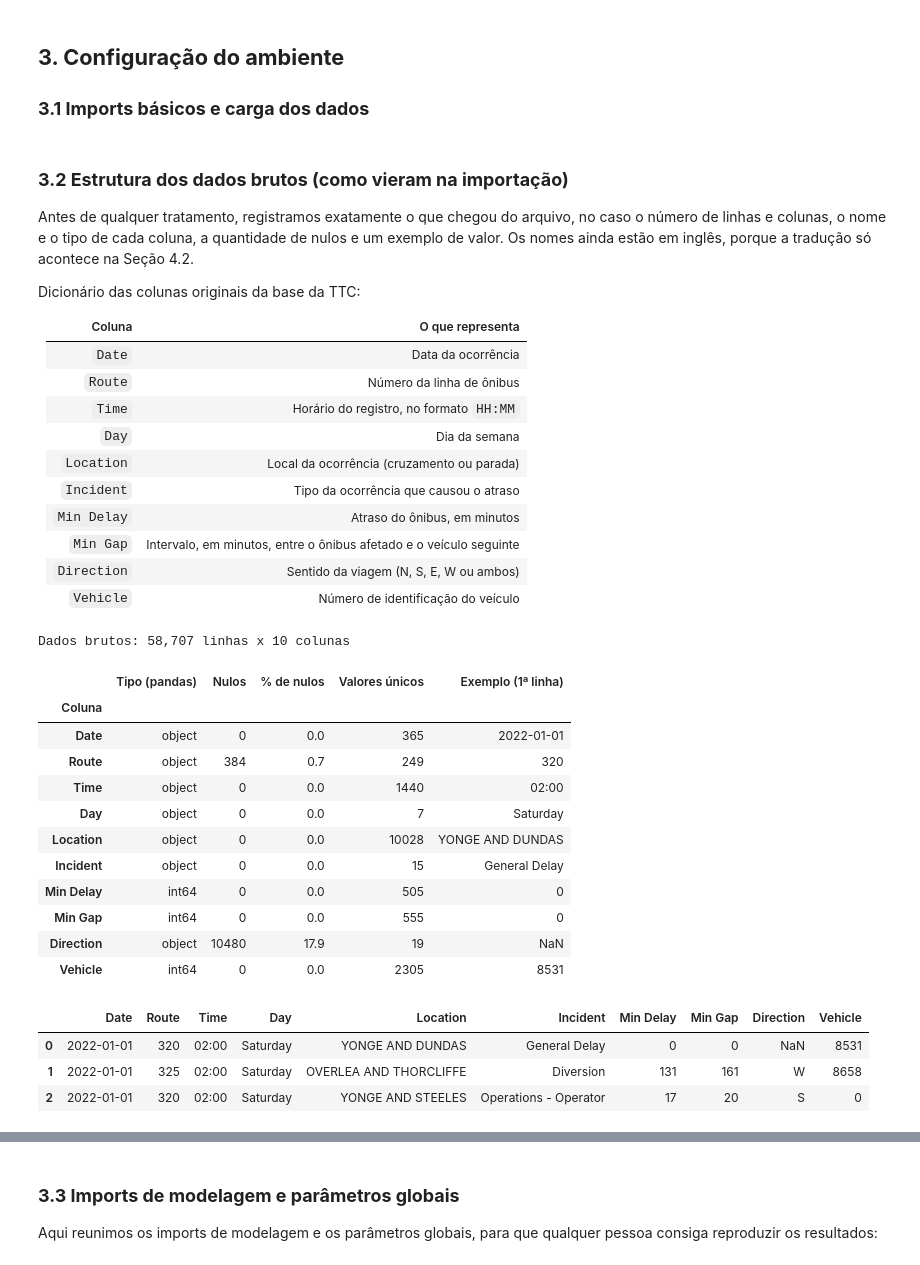
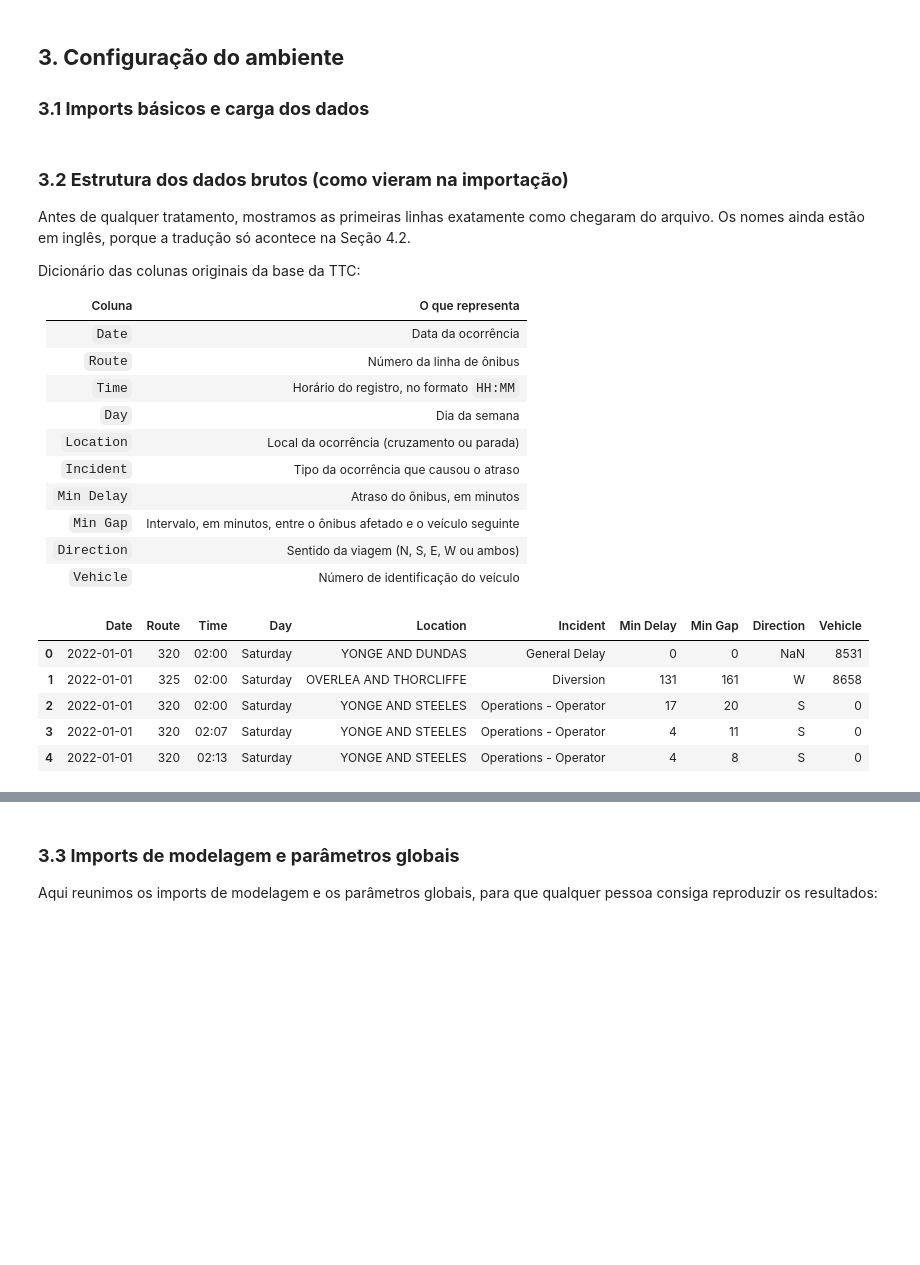
Before and after one commit to SentaAI/data-science-ml, a Jupyter notebook: notebook_gs_citizen.ipynb, the cells around one changed output, grey strips where cells are left out. Cells and saved outputs as stored; diff of their text form; code cells hidden in the pictures; blank space fills up the shorter version.

```diff
--- a/notebook_gs_citizen.ipynb
+++ b/notebook_gs_citizen.ipynb
@@ -66,7 +66,7 @@ df = pd.read_csv('../input/toronto-bus-delay-2022/ttc-bus-delay-data-2022.csv')
 # %% [markdown]
 ### **3.2 Estrutura dos dados brutos (como vieram na importação)**
 
-Antes de qualquer tratamento, registramos exatamente o que chegou do arquivo, no caso o número de linhas e colunas, o nome e o tipo de cada coluna, a quantidade de nulos e um exemplo de valor. Os nomes ainda estão em inglês, porque a tradução só acontece na Seção 4.2.
+Antes de qualquer tratamento, mostramos as primeiras linhas exatamente como chegaram do arquivo. Os nomes ainda estão em inglês, porque a tradução só acontece na Seção 4.2.
 
 Dicionário das colunas originais da base da TTC:
 
@@ -83,41 +83,26 @@ Dicionário das colunas originais da base da TTC:
 | `Direction` | Sentido da viagem (N, S, E, W ou ambos) |
 | `Vehicle` | Número de identificação do veículo |
 # %%
-# função que resume cada coluna com o tipo, a quantidade de nulos, os valores únicos e um exemplo
+# Função que resume cada coluna com o tipo, a quantidade de nulos, os valores únicos e um exemplo
 def descrever_colunas(tabela: pd.DataFrame) -> pd.DataFrame:
     """Monta um quadro com nome, tipo, nulos, valores únicos e exemplo de cada coluna."""
     return pd.DataFrame({
         "Tipo (pandas)": tabela.dtypes.astype(str),
         "Nulos": tabela.isna().sum(),
         "% de nulos": (tabela.isna().mean() * 100).round(1),
         "Valores únicos": tabela.nunique(),
         "Exemplo (1ª linha)": tabela.iloc[0],
     }).rename_axis("Coluna")
 
 
-# dimensões do arquivo exatamente como foi lido, sem nenhuma modificação
-print(f"Dados brutos: {df.shape[0]:,} linhas x {df.shape[1]} colunas")
+# Primeiras linhas do arquivo original para conferir os nomes e os valores das colunas
+display(df.head())
 
-# quadro com o nome e o tipo de cada coluna importada
-display(descrever_colunas(df))
-
-# primeiras linhas do arquivo original para conferir os valores
-display(df.head(3))
+# A função acima é reaproveitada na Seção 5.2 para descrever os dados já processados
 # %% [output]
-Dados brutos: 58,707 linhas x 10 colunas
-|  | Tipo (pandas) | Nulos | % de nulos | Valores únicos | Exemplo (1ª linha) |
-| Coluna |  |  |  |  |  |
-| Date | object | 0 | 0.0 | 365 | 2022-01-01 |
-| Route | object | 384 | 0.7 | 249 | 320 |
-| Time | object | 0 | 0.0 | 1440 | 02:00 |
-| Day | object | 0 | 0.0 | 7 | Saturday |
-| Location | object | 0 | 0.0 | 10028 | YONGE AND DUNDAS |
-| Incident | object | 0 | 0.0 | 15 | General Delay |
-| Min Delay | int64 | 0 | 0.0 | 505 | 0 |
-| Min Gap | int64 | 0 | 0.0 | 555 | 0 |
-| Direction | object | 10480 | 17.9 | 19 | NaN |
-| Vehicle | int64 | 0 | 0.0 | 2305 | 8531 |
+|  | Date | Route | Time | Day | Location | Incident | Min Delay | Min Gap | Direction | Vehicle |
+| 0 | 2022-01-01 | 320 | 02:00 | Saturday | YONGE AND DUNDAS | General Delay | 0 | 0 | NaN | 8531 |
+| 1 | 2022-01-01 | 325 | 02:00 | Saturday | OVERLEA AND THORCLIFFE | Diversion | 131 | 161 | W | 8658 |
+| 2 | 2022-01-01 | 320 | 02:00 | Saturday | YONGE AND STEELES | Operations - Operator | 17 | 20 | S | 0 |
+| 3 | 2022-01-01 | 320 | 02:07 | Saturday | YONGE AND STEELES | Operations - Operator | 4 | 11 | S | 0 |
+| 4 | 2022-01-01 | 320 | 02:13 | Saturday | YONGE AND STEELES | Operations - Operator | 4 | 8 | S | 0 |
-|  | Date | Route | Time | Day | Location | Incident | Min Delay | Min Gap | Direction | Vehicle |
-| 0 | 2022-01-01 | 320 | 02:00 | Saturday | YONGE AND DUNDAS | General Delay | 0 | 0 | NaN | 8531 |
-| 1 | 2022-01-01 | 325 | 02:00 | Saturday | OVERLEA AND THORCLIFFE | Diversion | 131 | 161 | W | 8658 |
-| 2 | 2022-01-01 | 320 | 02:00 | Saturday | YONGE AND STEELES | Operations - Operator | 17 | 20 | S | 0 |
```
Also changed, not shown: parts of 30 cells of this notebook.
